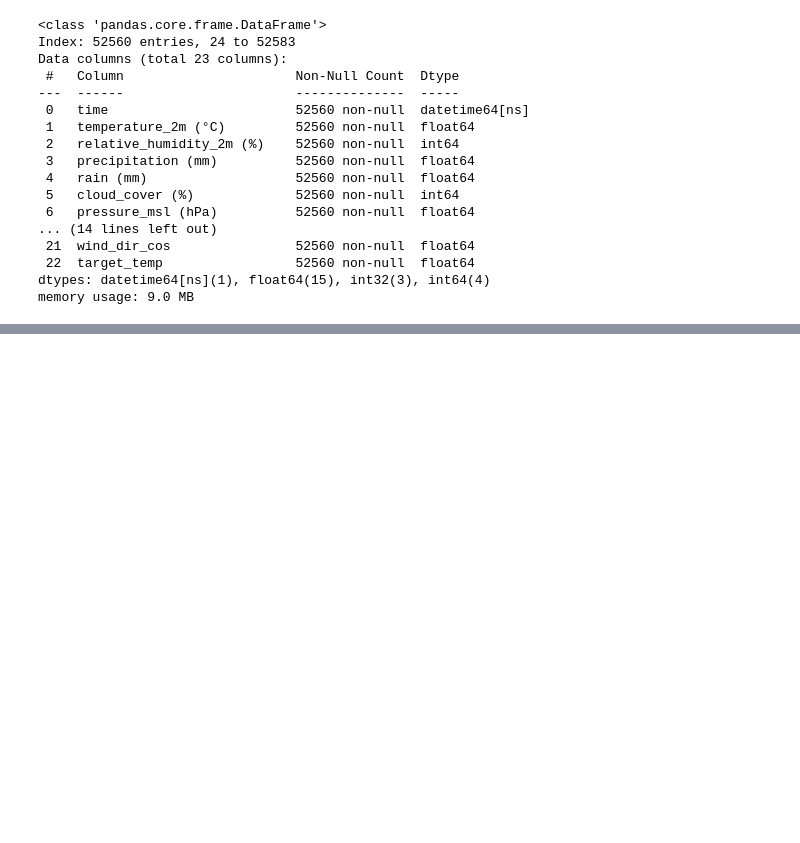
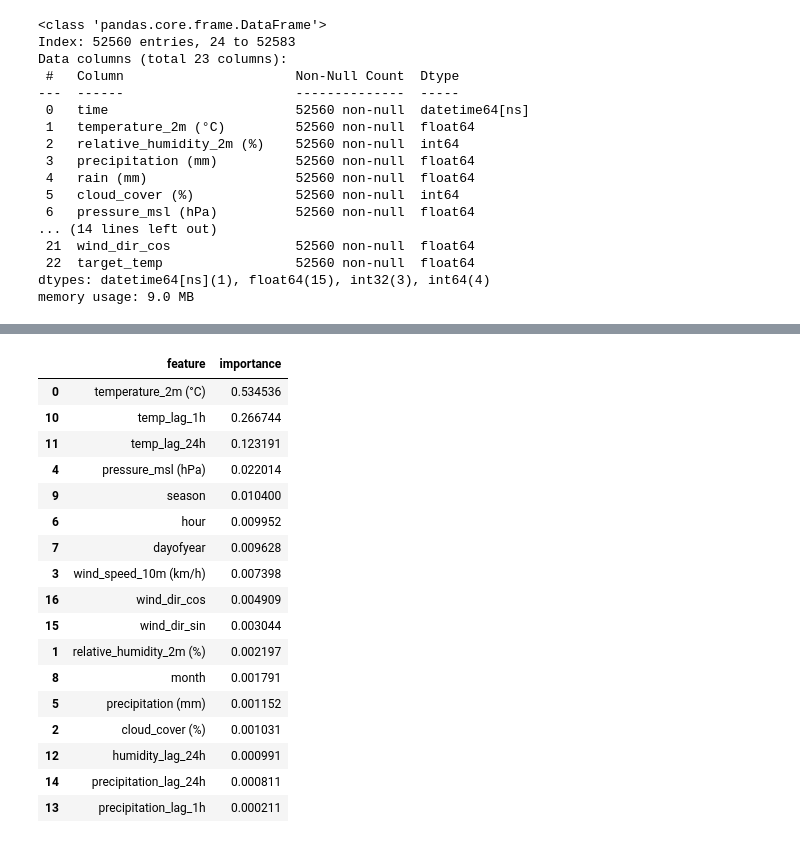
Before and after one commit to NamTe/MLE501_MSA36HN, a Jupyter notebook: temperature_prediction.ipynb, the cells around one changed output, grey strips where cells are left out. Drawn from its saved outputs; the diff is of its cells as text; code cells hidden in the pictures; blank space fills up the shorter version.

```diff
--- a/temperature_prediction.ipynb
+++ b/temperature_prediction.ipynb
@@ -296,0 +279,32 @@ plt.show()
+# %%
+import matplotlib.pyplot as plt
+
+import pandas as pd
+
+importances = tuned_model.named_steps["gradient_boosting"].feature_importances_
+
+feature_importance_df = pd.DataFrame({
+    "feature": features,
+    "importance": importances
+}).sort_values("importance", ascending=False)
+
+feature_importance_df
+# %% [output]
+|  | feature | importance |
+| 0 | temperature_2m (°C) | 0.534536 |
+| 10 | temp_lag_1h | 0.266744 |
+| 11 | temp_lag_24h | 0.123191 |
+| 4 | pressure_msl (hPa) | 0.022014 |
+| 9 | season | 0.010400 |
+| 6 | hour | 0.009952 |
+| 7 | dayofyear | 0.009628 |
+| 3 | wind_speed_10m (km/h) | 0.007398 |
+| 16 | wind_dir_cos | 0.004909 |
+| 15 | wind_dir_sin | 0.003044 |
+| 1 | relative_humidity_2m (%) | 0.002197 |
+| 8 | month | 0.001791 |
+| 5 | precipitation (mm) | 0.001152 |
+| 2 | cloud_cover (%) | 0.001031 |
+| 12 | humidity_lag_24h | 0.000991 |
+| 14 | precipitation_lag_24h | 0.000811 |
+| 13 | precipitation_lag_1h | 0.000211 |
```
Also changed, not shown: parts of 8 cells of this notebook, 1 other file.
